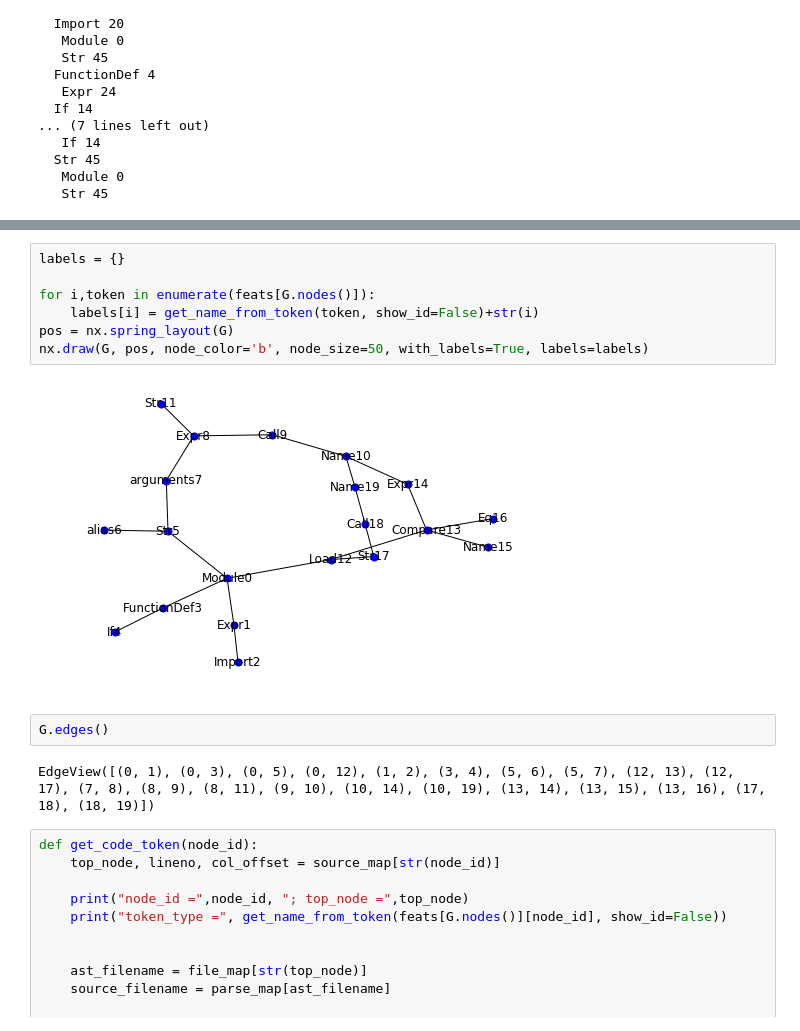
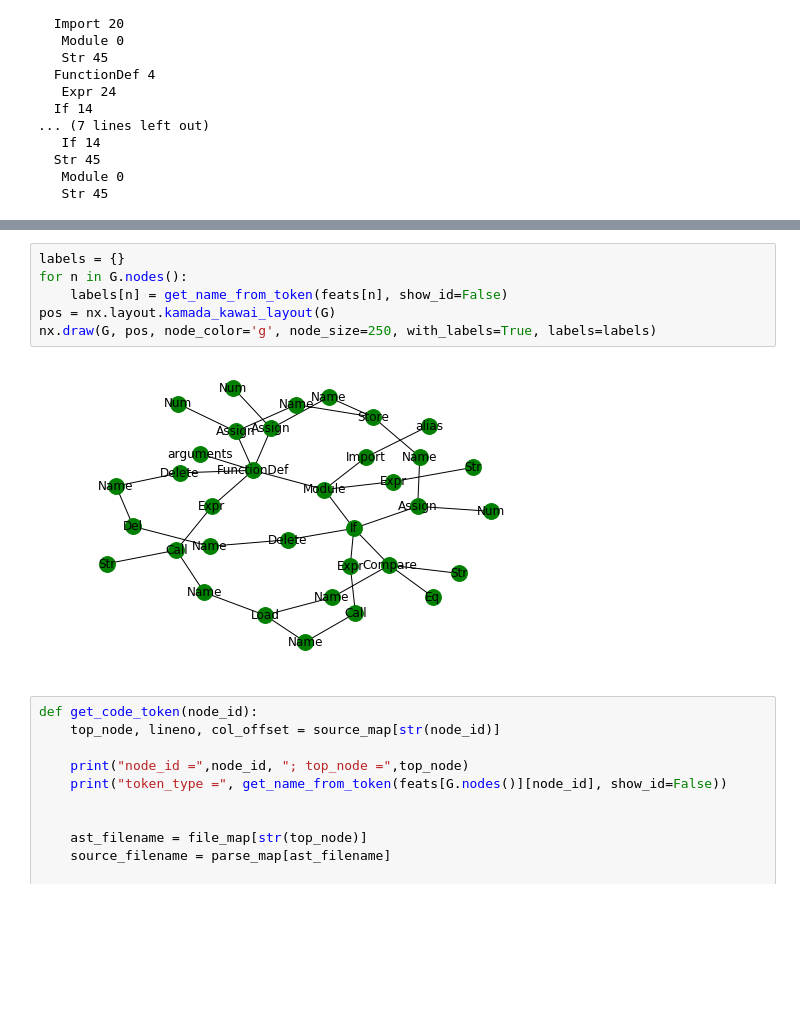
Before and after one commit to dtsbourg/codegraph-fmt, a Jupyter notebook: Inspector.ipynb, the cells around one changed output, grey strips where cells are left out. Drawn from its saved outputs; the diff is of its cells as text; blank space fills up the shorter version.

Commit message:
graph analysis

```diff
--- a/Inspector.ipynb
+++ b/Inspector.ipynb
@@ -143,17 +144,12 @@ for i in range(20):
 ... (8 outputs left out)
 # %%
 labels = {}
-
-for i,token in enumerate(feats[G.nodes()]):
-    labels[i] = get_name_from_token(token, show_id=False)+str(i)
-pos = nx.spring_layout(G)
-nx.draw(G, pos, node_color='b', node_size=50, with_labels=True, labels=labels)
+for n in G.nodes():
+    labels[n] = get_name_from_token(feats[n], show_id=False)
+pos = nx.layout.kamada_kawai_layout(G)
+nx.draw(G, pos, node_color='g', node_size=250, with_labels=True, labels=labels)
 # %% [output]
-[figure, old version]
+[figure, new version]
-# %%
-G.edges()
-# %% [output]
-EdgeView([(0, 1), (0, 3), (0, 5), (0, 12), (1, 2), (3, 4), (5, 6), (5, 7), (12, 13), (12, 17), (7, 8), (8, 9), (8, 11), (9, 10), (10, 14), (10, 19), (13, 14), (13, 15), (13, 16), (17, 18), (18, 19)])
 # %%
 def get_code_token(node_id):
     top_node, lineno, col_offset = source_map[str(node_id)]
```
Also changed, not shown: parts of 12 cells of this notebook.
